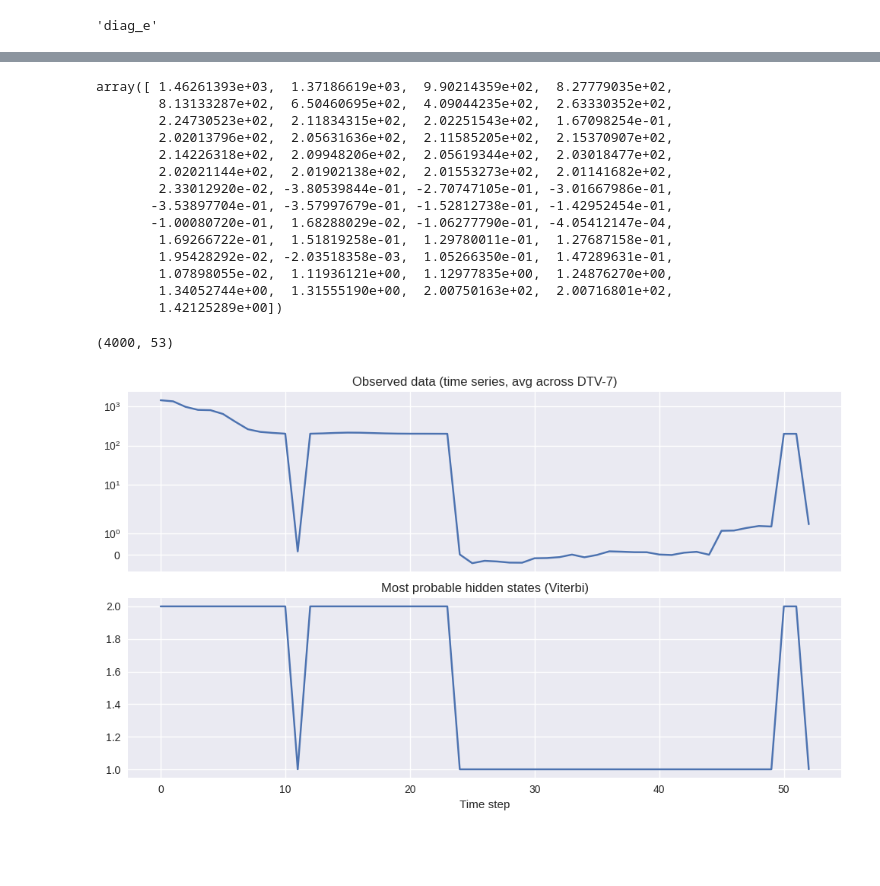
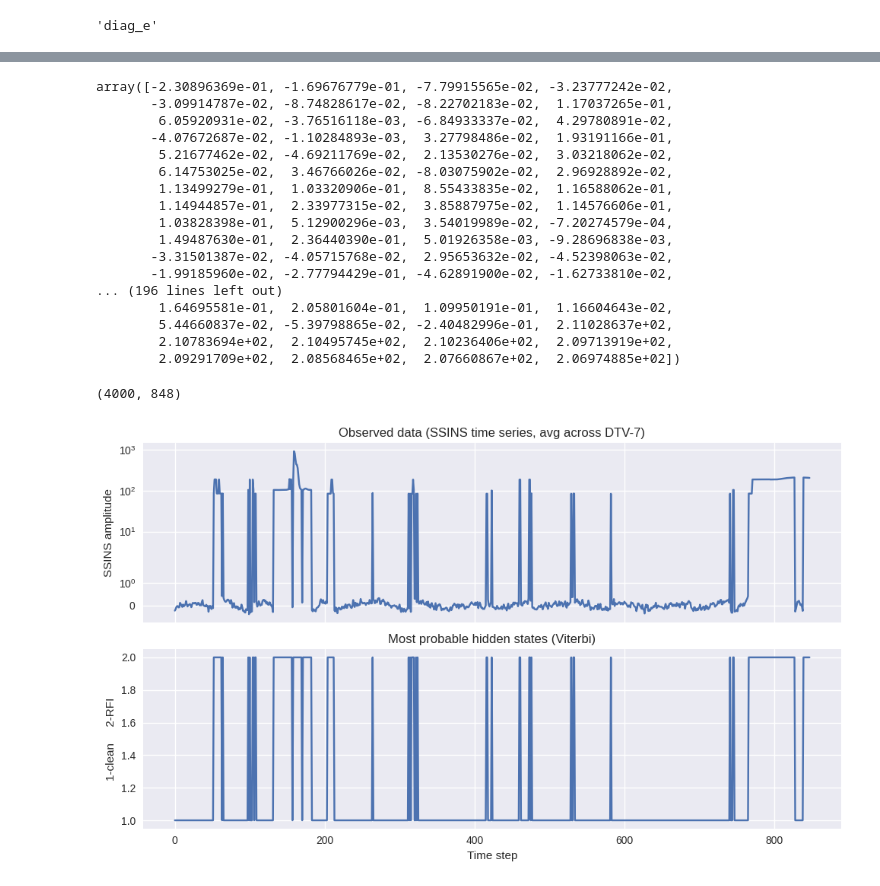
Before and after one commit to baron-de-montblanc/rfi_characterization, a Jupyter notebook: notebooks/run_stan.ipynb, the cells around one changed output, grey strips where cells are left out. Saved outputs shown, nothing was run; the diff lists cells and outputs as text; code cells hidden in the pictures; blank space fills up the shorter version.

```diff
--- a/notebooks/run_stan.ipynb
+++ b/notebooks/run_stan.ipynb
@@ -7,7 +8,7 @@ import json
 
 plt.style.use('seaborn-v0_8')
 # %%
-stan_file = 'two_state.stan'
+stan_file = '../stan/two_state.stan'
 
 model = CmdStanModel(stan_file=stan_file)
 # %% [output]
@@ -16,13 +17,13 @@ model = CmdStanModel(stan_file=stan_file)
 # %%
-data_file = "two_state.data.json"
+data_file = "../data/two_state.data.json"
 
 # fit the model
 fit = model.sample(
     data=data_file,
-#     show_console=True,
+    show_console=True,
 #     iter_sampling=100,
 #     iter_warmup=100,
-    adapt_delta=0.99,
+#     adapt_delta=0.99,
     chains=4,
 )
 # %% [output]
@@ -114,43 +157,48 @@ fit.summary()
 # %%
-with open('two_state.data.json') as f:
+with open('../data/two_state.data.json') as f:
     input_ = json.load(f)
 
 data = np.asarray(input_['y'])
 # %%
 data
 # %% [output]
-array([ 1.46261393e+03,  1.37186619e+03,  9.90214359e+02,  8.27779035e+02,
-        8.13133287e+02,  6.50460695e+02,  4.09044235e+02,  2.63330352e+02,
-        2.24730523e+02,  2.11834315e+02,  2.02251543e+02,  1.67098254e-01,
-        2.02013796e+02,  2.05631636e+02,  2.11585205e+02,  2.15370907e+02,
-        2.14226318e+02,  2.09948206e+02,  2.05619344e+02,  2.03018477e+02,
-        2.02021144e+02,  2.01902138e+02,  2.01553273e+02,  2.01141682e+02,
-        2.33012920e-02, -3.80539844e-01, -2.70747105e-01, -3.01667986e-01,
-       -3.53897704e-01, -3.57997679e-01, -1.52812738e-01, -1.42952454e-01,
-       -1.00080720e-01,  1.68288029e-02, -1.06277790e-01, -4.05412147e-04,
-        1.69266722e-01,  1.51819258e-01,  1.29780011e-01,  1.27687158e-01,
-        1.95428292e-02, -2.03518358e-03,  1.05266350e-01,  1.47289631e-01,
-        1.07898055e-02,  1.11936121e+00,  1.12977835e+00,  1.24876270e+00,
-        1.34052744e+00,  1.31555190e+00,  2.00750163e+02,  2.00716801e+02,
-        1.42125289e+00])
+array([-2.30896369e-01, -1.69676779e-01, -7.79915565e-02, -3.23777242e-02,
+       -3.09914787e-02, -8.74828617e-02, -8.22702183e-02,  1.17037265e-01,
+        6.05920931e-02, -3.76516118e-03, -6.84933337e-02,  4.29780891e-02,
+       -4.07672687e-02, -1.10284893e-03,  3.27798486e-02,  1.93191166e-01,
+        5.21677462e-02, -4.69211769e-02,  2.13530276e-02,  3.03218062e-02,
+        6.14753025e-02,  3.46766026e-02, -8.03075902e-02,  2.96928892e-02,
+        1.13499279e-01,  1.03320906e-01,  8.55433835e-02,  1.16588062e-01,
+        1.14944857e-01,  2.33977315e-02,  3.85887975e-02,  1.14576606e-01,
+        1.03828398e-01,  5.12900296e-03,  3.54019989e-02, -7.20274579e-04,
+        1.49487630e-01,  2.36440390e-01,  5.01926358e-03, -9.28696838e-03,
+       -3.31501387e-02, -4.05715768e-02,  2.95653632e-02, -4.52398063e-02,
+       -1.99185960e-02, -2.77794429e-01, -4.62891900e-02, -1.62733810e-02,
+... (196 lines left out)
+        1.64695581e-01,  2.05801604e-01,  1.09950191e-01,  1.16604643e-02,
+        5.44660837e-02, -5.39798865e-02, -2.40482996e-01,  2.11028637e+02,
+        2.10783694e+02,  2.10495745e+02,  2.10236406e+02,  2.09713919e+02,
+        2.09291709e+02,  2.08568465e+02,  2.07660867e+02,  2.06974885e+02])
 # %%
 viterbi = fit.stan_variable('viterbi')
 
 viterbi.shape
 # %% [output]
-(4000, 53)
+(4000, 848)
 # %%
 fig, axs = plt.subplots(nrows=2, ncols=1, sharex=True, figsize=(10, 6))
 
 axs[0].plot(data)
-axs[0].set_title("Observed data (time series, avg across DTV-7)")
+axs[0].set_title("Observed data (SSINS time series, avg across DTV-7)")
 axs[0].set_yscale("symlog")
+axs[0].set_ylabel("SSINS amplitude")
 
 axs[1].plot(viterbi[-1])
 axs[1].set_title("Most probable hidden states (Viterbi)")
+axs[1].set_ylabel("1-clean     2-RFI")
 
 plt.xlabel("Time step")
 plt.tight_layout()
 plt.show()
 # %% [output]
-[figure, old version]
+[figure, new version]
```
Also changed, not shown: parts of 10 cells of this notebook, 3 other files.
